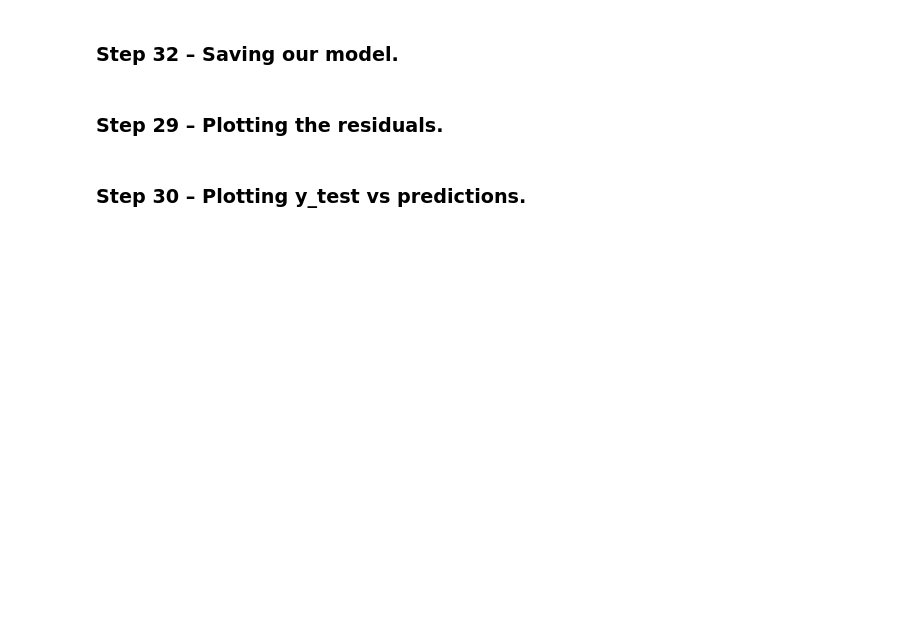
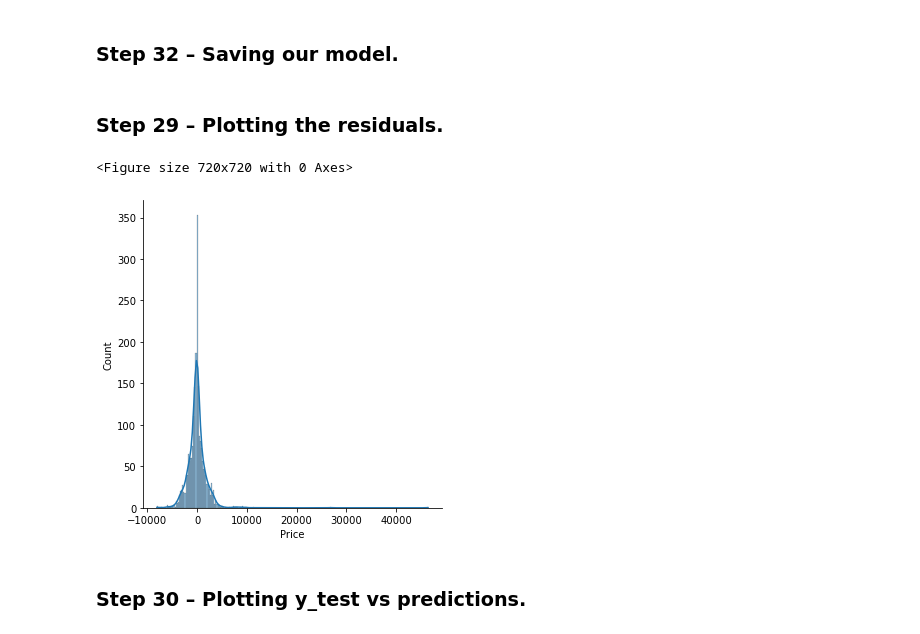
Before and after one commit to Zivorinashe/Data-Science-Projects, a Jupyter notebook: Flight_Price_Prediction/Flight_Price_Prediction.ipynb, the cells around one changed output. Drawn from its saved outputs; the diff is of its cells as text; code cells hidden in the pictures; blank space fills up the shorter version.

```diff
--- a/Flight_Price_Prediction/Flight_Price_Prediction.ipynb
+++ b/Flight_Price_Prediction/Flight_Price_Prediction.ipynb
@@ -428,16 +440,17 @@ file = open('flight_rf.pkl', 'wb')
 pickle.dump(rf_random, file)
 # %% [markdown]
 ### Step 29 – Plotting the residuals.
+# %%
+# Flight Price Prediction
+prediction = rf_random.predict(X_test)
 # %%
-import seaborn as sns
-import matplotlib.pyplot as plt
-
-# Assuming you have defined prediction and y_test
-
 # Plot the distribution of residuals
-plt.figure(figsize=(20, 20))
+plt.figure(figsize=(10, 10))
 sns.displot(y_test - prediction, kde=True)
 plt.show()
+# %% [output]
+<Figure size 720x720 with 0 Axes>
+[figure, added]
 # %% [markdown]
 ### Step 30 – Plotting y_test vs predictions.
 # %%
```
Also changed, not shown: parts of 7 cells of this notebook.
